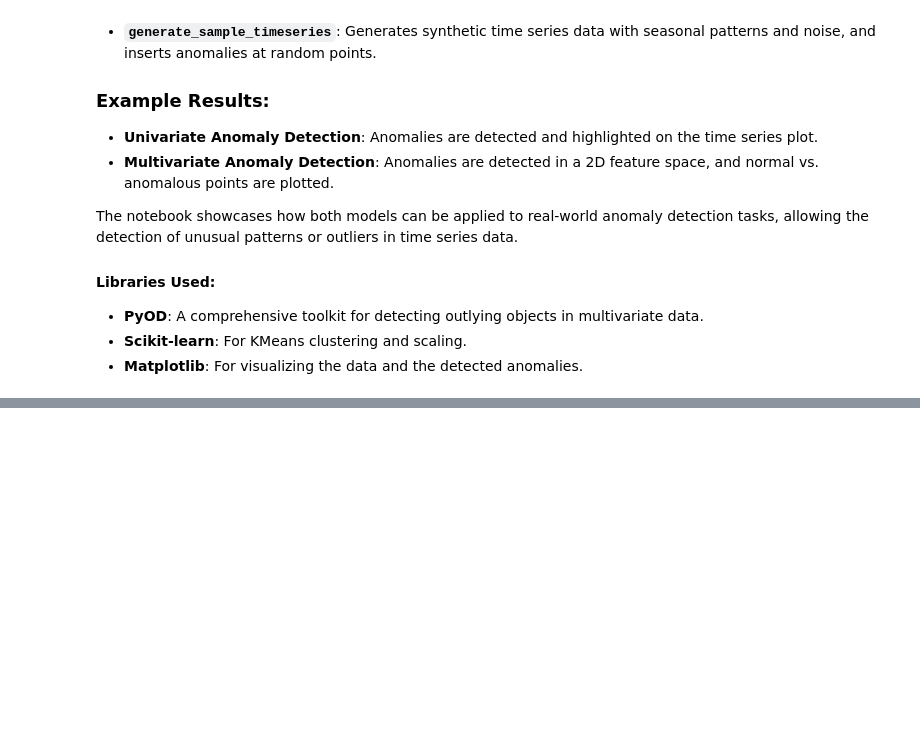
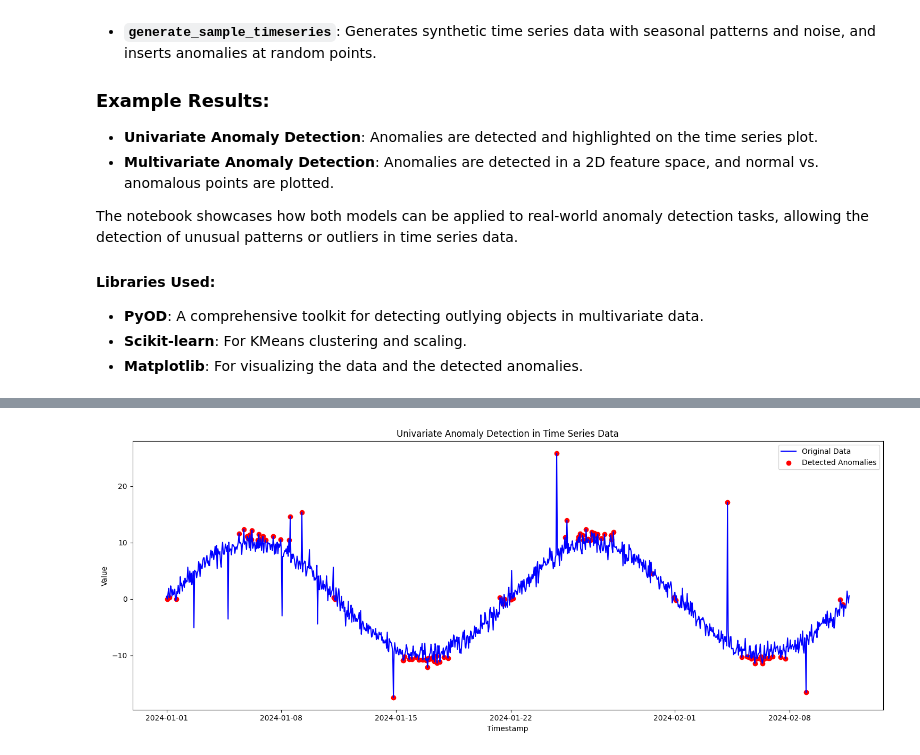
Before and after one commit to subhashpolisetti/Clustering-Techniques-and-Embeddings, a Jupyter notebook: 9_Anomaly_Detection_in_Time_Series_Univariate_&_Multivariate_with_PyOD.ipynb, the cells around one changed output, grey strips where cells are left out. Cells and saved outputs as stored; diff of their text form; code cells hidden in the pictures; blank space fills up the shorter version.

Commit message:
Anomaly_Detection_in_Time_Series_Univariate_&_Multivariate_with_PyOD

```diff
--- a/9_Anomaly_Detection_in_Time_Series_Univariate_&_Multivariate_with_PyOD.ipynb
+++ b/9_Anomaly_Detection_in_Time_Series_Univariate_&_Multivariate_with_PyOD.ipynb
@@ -36,0 +113,80 @@ The notebook showcases how both models can be applied to real-world anomaly dete
+# %%
+# Generate sample time series data (univariate case)
+def generate_sample_timeseries(n_samples=1000):
+    """Generate sample time series data with anomalies"""
+    # Generate base signal
+    np.random.seed(42)
+    timestamps = pd.date_range(start='2024-01-01', periods=n_samples, freq='H')
+
+    # Create seasonal pattern with noise
+    seasonal = 10 * np.sin(np.linspace(0, 4*np.pi, n_samples))
+    noise = np.random.normal(0, 1, n_samples)
+    values = seasonal + noise
+
+    # Insert artificial anomalies
+    anomaly_idx = np.random.choice(n_samples, size=20, replace=False)
+    values[anomaly_idx] += np.random.normal(0, 10, 20)
+
+    return pd.DataFrame({'timestamp': timestamps, 'value': values})
+# %%
+if __name__ == "__main__":
+    # 1. Univariate Example (Time Series)
+    print("Univariate Anomaly Detection Example:")
+    ts_data = generate_sample_timeseries()
+
+    # Detect anomalies
+    y_pred_uni, y_scores_uni = detect_univariate_anomalies(ts_data['value'].values)
+
+    # Plot results
+    plt.figure(figsize=(15, 6))
+    plt.plot(ts_data['timestamp'], ts_data['value'], 'b-', label='Original Data')
+    plt.scatter(ts_data['timestamp'][y_pred_uni == 1],
+               ts_data['value'][y_pred_uni == 1],
+               c='red', label='Detected Anomalies')
+    plt.title('Univariate Anomaly Detection in Time Series Data')
+    plt.xlabel('Timestamp')
+    plt.ylabel('Value')
+    plt.legend()
+    plt.tight_layout()
+    plt.show()
+
+    # 2. Multivariate Example
+    print("\nMultivariate Anomaly Detection Example:")
+
+    # Generate sample multivariate data with outliers
+    n_samples = 1000
+    n_features = 3
+
+    # Generate synthetic data
+    X_train = np.random.randn(n_samples, n_features)
+    # Add some outliers
+    n_outliers = int(n_samples * 0.1)  # 10% outliers
+    outlier_indices = np.random.choice(n_samples, size=n_outliers, replace=False)
+    X_train[outlier_indices] = X_train[outlier_indices] * 5  # Make these points outliers
+
+    # Scale the features
+    scaler = StandardScaler()
+    X_scaled = scaler.fit_transform(X_train)
+
+    # Detect anomalies
+    y_pred_multi, y_scores_multi = detect_multivariate_anomalies(X_scaled)
+
+     # Plot results (first two features)
+    plt.figure(figsize=(10, 8))
+    plt.scatter(X_scaled[y_pred_multi == 0, 0],
+               X_scaled[y_pred_multi == 0, 1],
+               c='blue', label='Normal')
+    plt.scatter(X_scaled[y_pred_multi == 1, 0],
+               X_scaled[y_pred_multi == 1, 1],
+               c='red', label='Anomaly')
+    plt.title('Multivariate Anomaly Detection (First 2 Features)')
+    plt.xlabel('Feature 1')
+    plt.ylabel('Feature 2')
+    plt.legend()
+    plt.tight_layout()
+    plt.show()
+
+    # Print summary statistics
+    print(f"Number of detected anomalies (univariate): {sum(y_pred_uni)}")
+    print(f"Number of detected anomalies (multivariate): {sum(y_pred_multi)}")
+# %% [output]
@@ -36,0 +194 @@ The notebook showcases how both models can be applied to real-world anomaly dete
+[figure, added]
```
Also changed, not shown: parts of 4 cells of this notebook.
